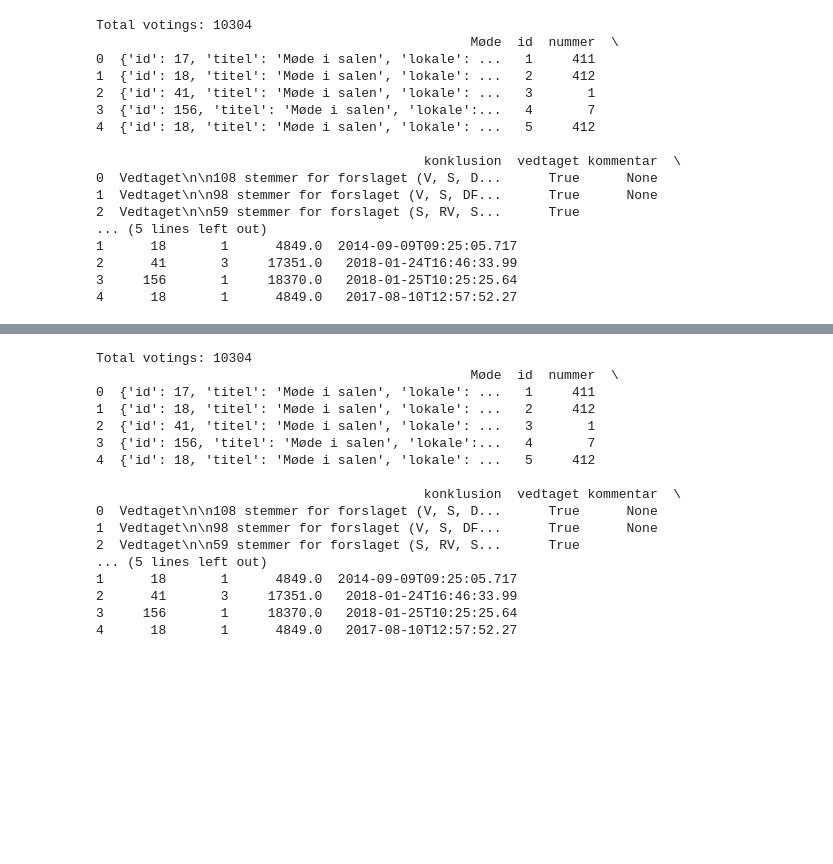
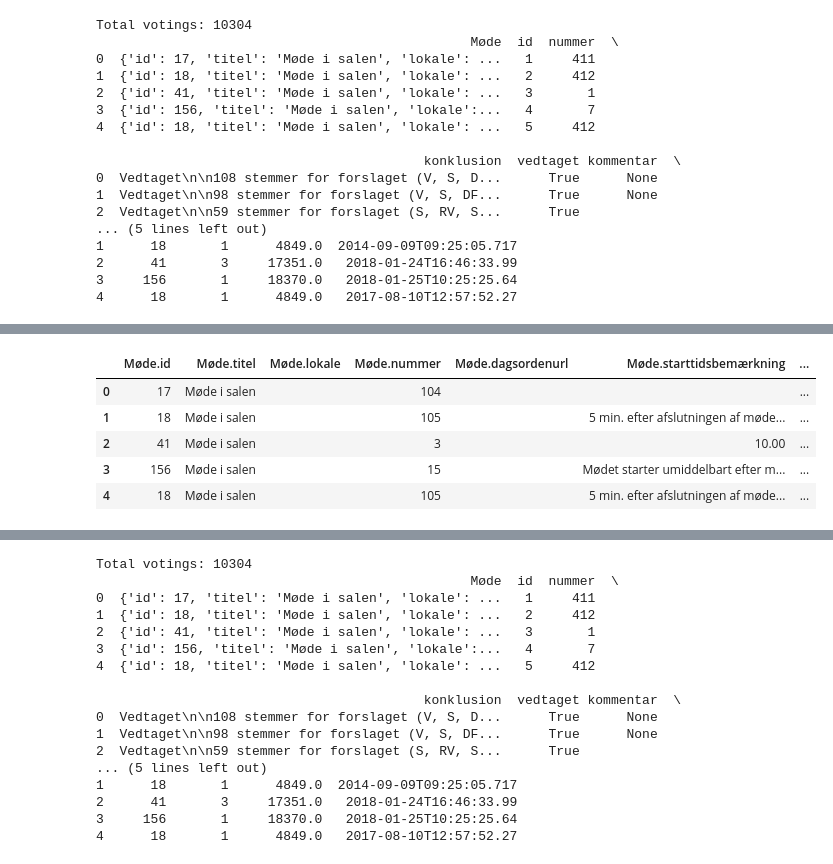
Before and after one commit to Somon8/social_graphs_25, a Jupyter notebook: Final Project/Building votings dataframes.ipynb, the cells around one changed output, grey strips where cells are left out. Drawn from its saved outputs; the diff is of its cells as text; code cells hidden in the pictures; blank space fills up the shorter version.

Commit message:
Opdateret data og data genererings notebook

```diff
--- a/Final Project/Building votings dataframes.ipynb
+++ b/Final Project/Building votings dataframes.ipynb
@@ -459,0 +393,7 @@ print(votings_df.head())
+# %%
+import pandas as pd
+
+# Read the CSV file from the folder
+votings_df = pd.read_csv('folketinget_votings_enriched.csv')
+print(votings_df.head())
+print(f"\nShape: {votings_df.shape}")
@@ -459,0 +434,38 @@ print(votings_df.head())
+# %%
+import ast
+
+def parse_møde(x):
+    if isinstance(x, dict):
+        return x
+    if pd.isna(x):
+        return {}
+    if isinstance(x, str):
+        try:
+            return ast.literal_eval(x)
+        except Exception:
+            try:
+                return json.loads(x)
+            except Exception:
+                return {}
+    return {}
+
+# Parse and expand the 'Møde' column into a DataFrame
+møde_parsed = votings_df['Møde'].apply(parse_møde)
+møde_expanded = pd.json_normalize(møde_parsed).add_prefix('Møde.')
+møde_expanded.index = votings_df.index
+
+# Optionally merge back into votings_df and remove original 'Møde' column
+votings_df.drop(columns=['Møde'], inplace=True)
+votings_df = pd.concat([votings_df, møde_expanded], axis=1)
+
+
+
+# Inspect
+møde_expanded.head()
+# %% [output]
+|  | Møde.id | Møde.titel | Møde.lokale | Møde.nummer | Møde.dagsordenurl | Møde.starttidsbemærkning | ... |
+| 0 | 17 | Møde i salen |  | 104 |  |  | ... |
+| 1 | 18 | Møde i salen |  | 105 |  | 5 min. efter afslutningen af møde... | ... |
+| 2 | 41 | Møde i salen |  | 3 |  | 10.00 | ... |
+| 3 | 156 | Møde i salen |  | 15 |  | Mødet starter umiddelbart efter m... | ... |
+| 4 | 18 | Møde i salen |  | 105 |  | 5 min. efter afslutningen af møde... | ... |
```
Also changed, not shown: parts of 13 cells of this notebook, 1 other file.
